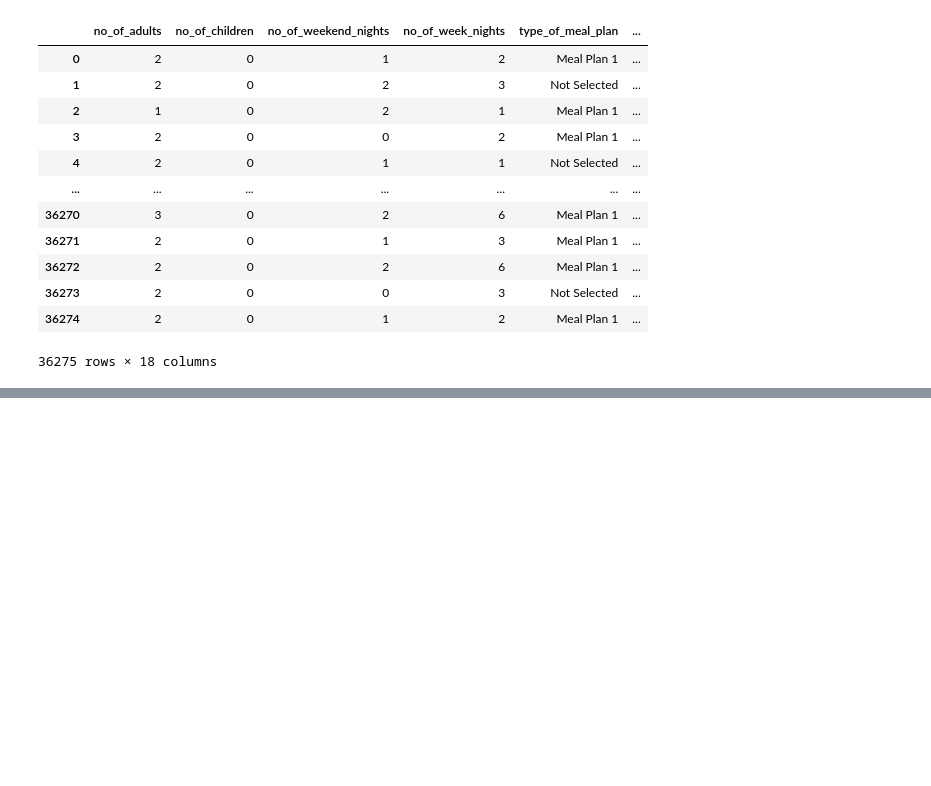
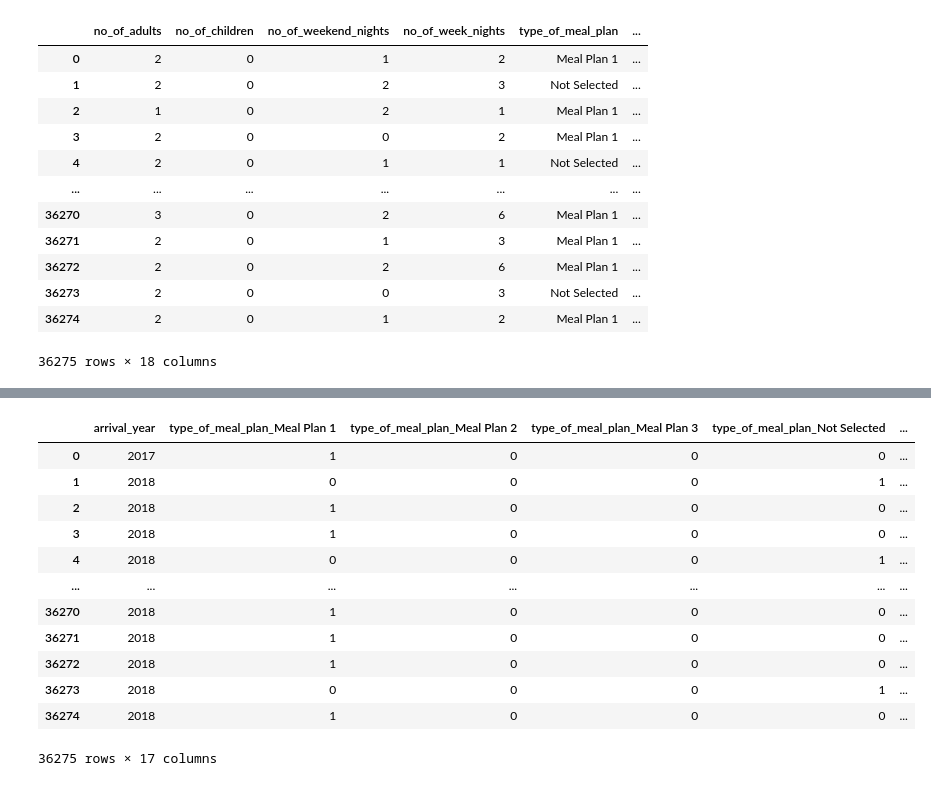
Before and after one commit to cwali09/ML-Lab-1, a Jupyter notebook: main.ipynb, the cells around one changed output, grey strips where cells are left out. Saved outputs shown, nothing was run; the diff lists cells and outputs as text; code cells hidden in the pictures; blank space fills up the shorter version.

Commit message:
remove Booking_ID from one-hot encoding

```diff
--- a/main.ipynb
+++ b/main.ipynb
@@ -139,7 +146,21 @@ df.head()
 # %%
 # Now lets one-hot encode any ordinal categorical features such as
-# Booking_ID, type_of_meal_plan, room_type_reserved, arrival_year, market_segment_type
+# type_of_meal_plan, room_type_reserved, arrival_year, market_segment_type
 
 # TODO: Wali
 # Are months & days also nominal data? Check back on this
-pd.get_dummies(df[['Booking_ID', 'arrival_year', 'room_type_reserved', 'type_of_meal_plan']])
+pd.get_dummies(df[['type_of_meal_plan', 'room_type_reserved', 'arrival_year', 'market_segment_type']])
+# %% [output]
+|  | arrival_year | type_of_meal_plan_Meal Plan 1 | type_of_meal_plan_Meal Plan 2 | type_of_meal_plan_Meal Plan 3 | type_of_meal_plan_Not Selected | ... |
+| 0 | 2017 | 1 | 0 | 0 | 0 | ... |
+| 1 | 2018 | 0 | 0 | 0 | 1 | ... |
+| 2 | 2018 | 1 | 0 | 0 | 0 | ... |
+| 3 | 2018 | 1 | 0 | 0 | 0 | ... |
+| 4 | 2018 | 0 | 0 | 0 | 1 | ... |
+| ... | ... | ... | ... | ... | ... | ... |
+| 36270 | 2018 | 1 | 0 | 0 | 0 | ... |
+| 36271 | 2018 | 1 | 0 | 0 | 0 | ... |
+| 36272 | 2018 | 1 | 0 | 0 | 0 | ... |
+| 36273 | 2018 | 0 | 0 | 0 | 1 | ... |
+| 36274 | 2018 | 1 | 0 | 0 | 0 | ... |
+36275 rows × 17 columns
```
Also changed, not shown: parts of 1 cell of this notebook.
